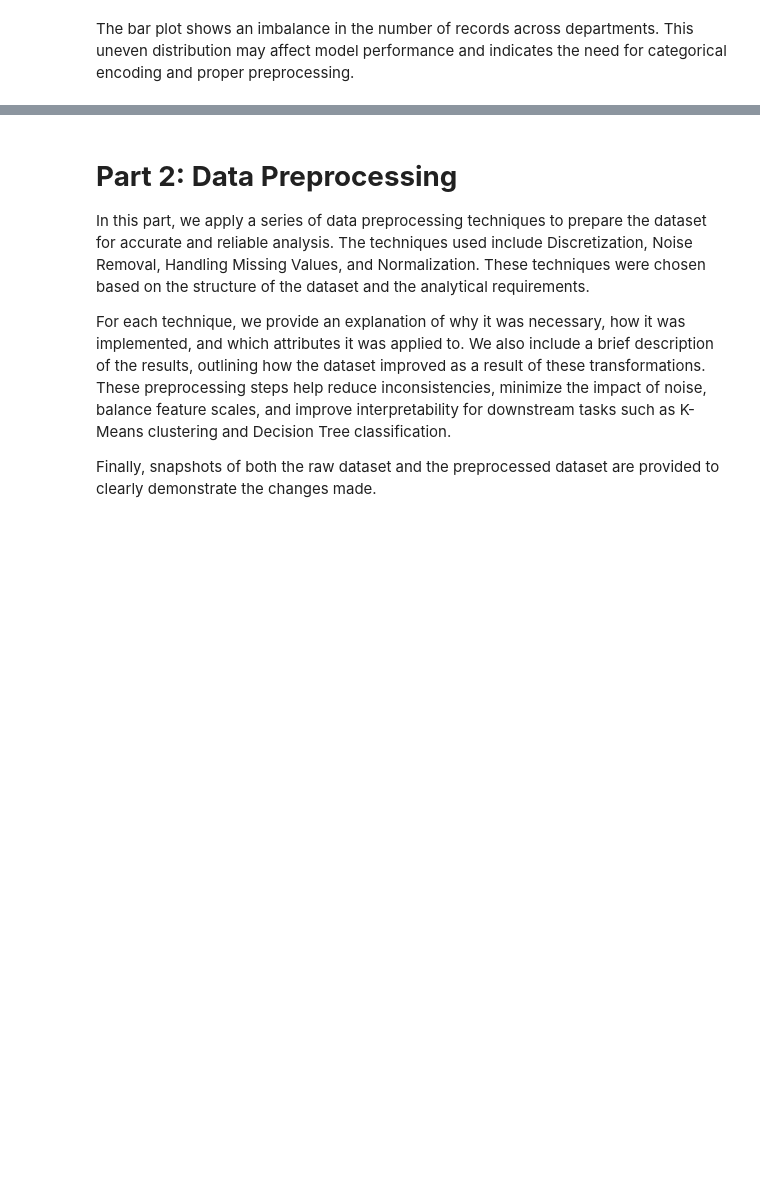
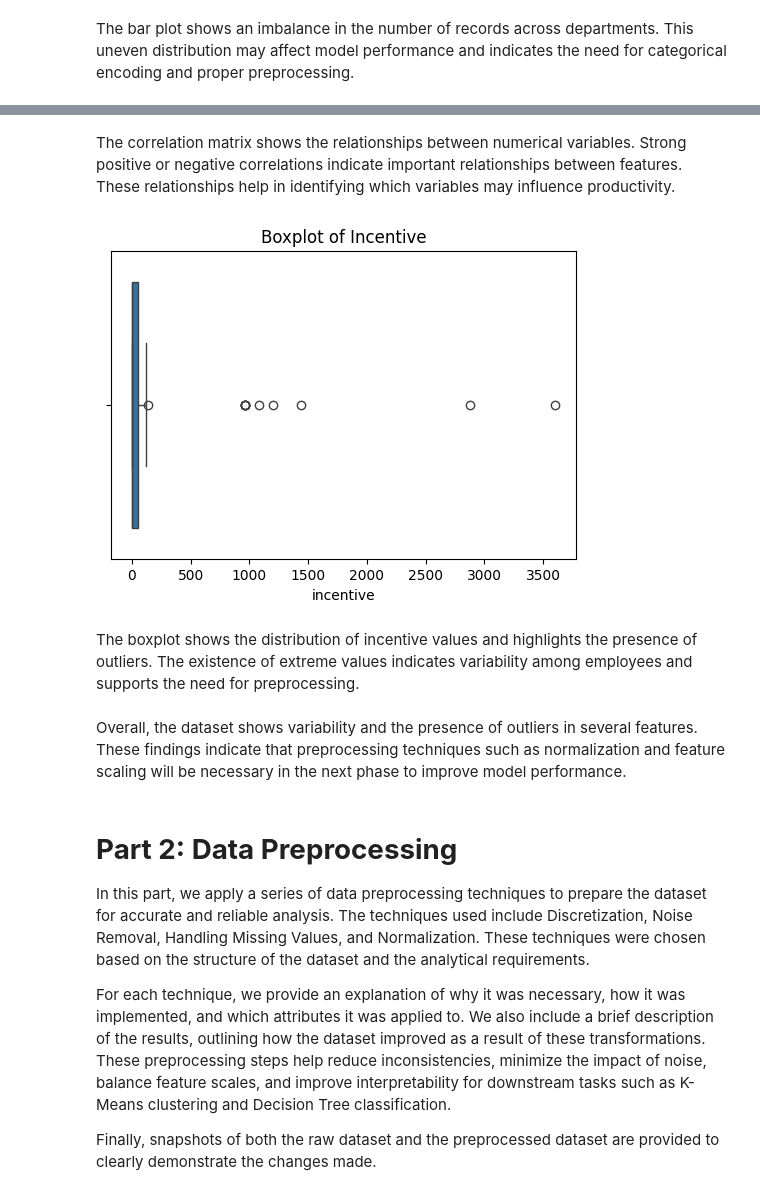
Before and after one commit to hind190/Data-Mining-Project-, a Jupyter notebook: phase2.ipynb, the cells around one changed output, grey strips where cells are left out. Drawn from its saved outputs; the diff is of its cells as text; code cells hidden in the pictures; blank space fills up the shorter version.

```diff
--- a/phase2.ipynb
+++ b/phase2.ipynb
@@ -136,3 +149,20 @@ The bar plot shows an imbalance in the number of records across departments. Thi
+# %% [markdown]
+The correlation matrix shows the relationships between numerical variables.
+Strong positive or negative correlations indicate important relationships between features.
+These relationships help in identifying which variables may influence productivity.
+# %%
+plt.figure(figsize=(6,4))
+sns.boxplot(x=df["incentive"])
+plt.title("Boxplot of Incentive")
+plt.show()
+# %% [output]
+[figure, added]
+# %% [markdown]
+The boxplot shows the distribution of incentive values and highlights the presence of outliers.
+The existence of extreme values indicates variability among employees and supports the need for preprocessing.
+# %% [markdown]
+Overall, the dataset shows variability and the presence of outliers in several features.
+These findings indicate that preprocessing techniques such as normalization and feature scaling will be necessary in the next phase to improve model performance.
 # %% [markdown]
 # **Part 2: Data Preprocessing**
 In this part, we apply a series of data preprocessing techniques to prepare the dataset for accurate and reliable analysis. The techniques used include Discretization, Noise Removal, Handling Missing Values, and Normalization. These techniques were chosen based on the structure of the dataset and the analytical requirements.
```
Also changed, not shown: parts of 3 cells of this notebook.
